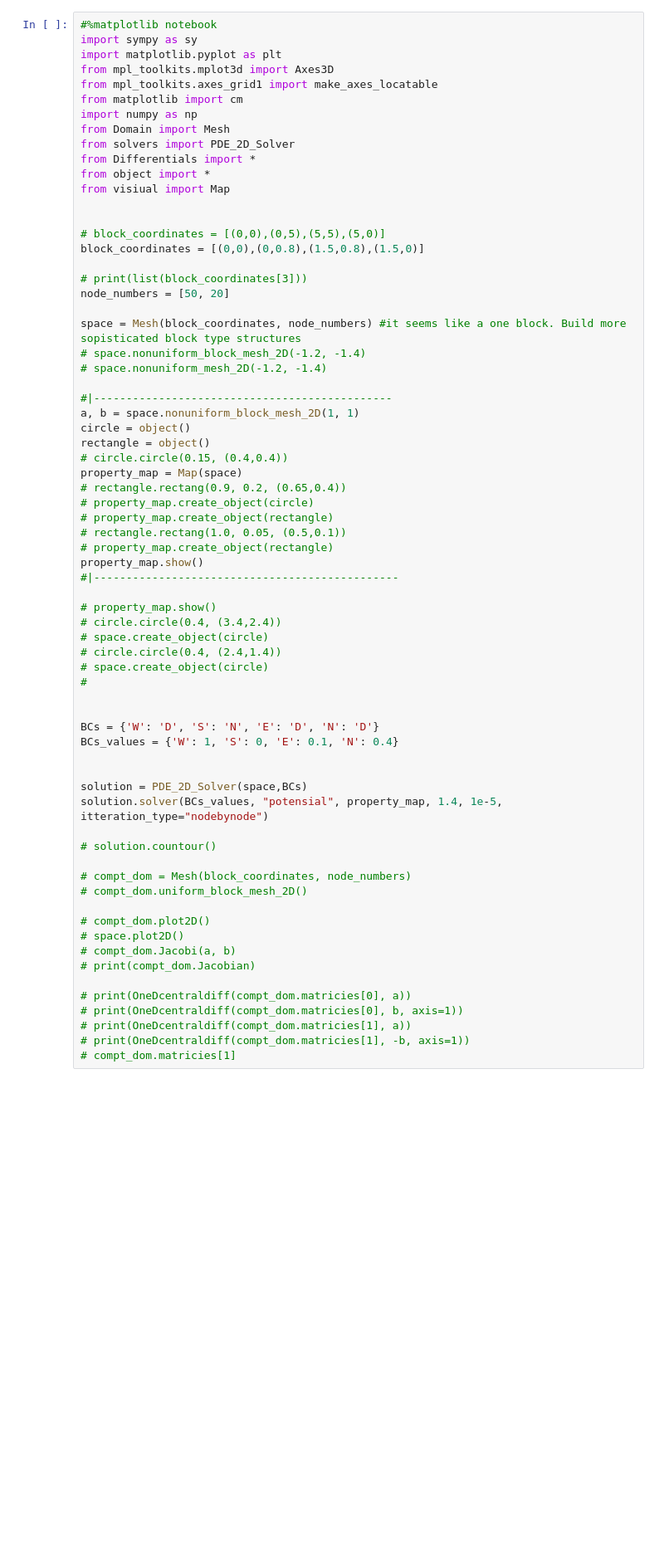
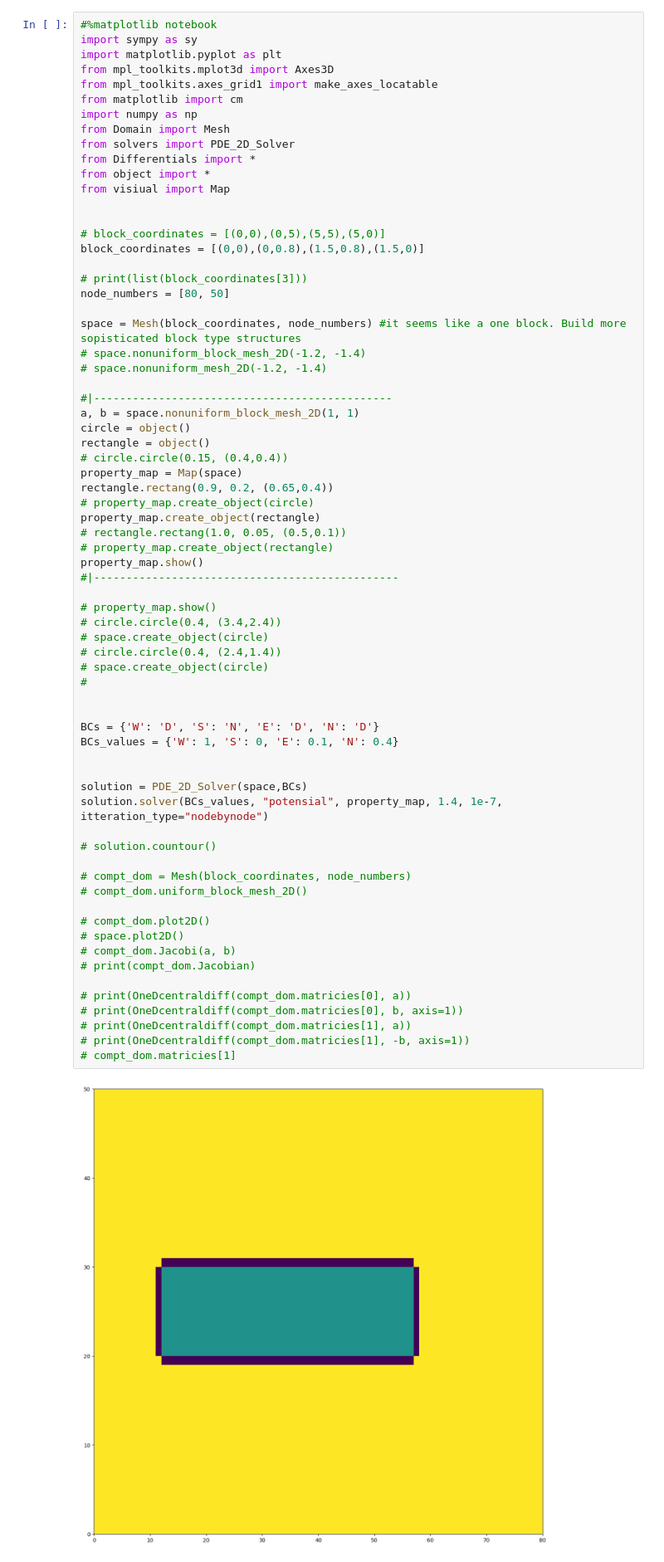
Before and after one commit to MehmetHakanSari/PotentialSolver, a Jupyter notebook: trials.ipynb, the cells around one changed output. Shown: that part at 83% size. Saved outputs shown, nothing was run; the diff lists cells and outputs as text; blank space fills up the shorter version.

```diff
--- a/trials.ipynb
+++ b/trials.ipynb
@@ -17,7 +17,7 @@ from visiual import Map
 block_coordinates = [(0,0),(0,0.8),(1.5,0.8),(1.5,0)]
 
 # print(list(block_coordinates[3]))
-node_numbers = [50, 20]
+node_numbers = [80, 50]
 
 space = Mesh(block_coordinates, node_numbers) #it seems like a one block. Build more sopisticated block type structures
 # space.nonuniform_block_mesh_2D(-1.2, -1.4)
@@ -29,9 +29,9 @@ circle = object()
 rectangle = object()
 # circle.circle(0.15, (0.4,0.4))
 property_map = Map(space)
-# rectangle.rectang(0.9, 0.2, (0.65,0.4))
+rectangle.rectang(0.9, 0.2, (0.65,0.4))
 # property_map.create_object(circle)
-# property_map.create_object(rectangle)
+property_map.create_object(rectangle)
 # rectangle.rectang(1.0, 0.05, (0.5,0.1))
 # property_map.create_object(rectangle)
 property_map.show()
@@ -39,31 +39,33 @@ property_map.show()
 
 # property_map.show()
 # circle.circle(0.4, (3.4,2.4))
 # space.create_object(circle)
 # circle.circle(0.4, (2.4,1.4))
 # space.create_object(circle)
 #
 
 
 BCs = {'W': 'D', 'S': 'N', 'E': 'D', 'N': 'D'}
 BCs_values = {'W': 1, 'S': 0, 'E': 0.1, 'N': 0.4}
 
 
 solution = PDE_2D_Solver(space,BCs)
-solution.solver(BCs_values, "potensial", property_map, 1.4, 1e-5, itteration_type="nodebynode")
+solution.solver(BCs_values, "potensial", property_map, 1.4, 1e-7, itteration_type="nodebynode")
 
 # solution.countour()
 
 # compt_dom = Mesh(block_coordinates, node_numbers)
 # compt_dom.uniform_block_mesh_2D()
 
 # compt_dom.plot2D()
 # space.plot2D()
 # compt_dom.Jacobi(a, b)
 # print(compt_dom.Jacobian)
 
 # print(OneDcentraldiff(compt_dom.matricies[0], a))
 # print(OneDcentraldiff(compt_dom.matricies[0], b, axis=1))
 # print(OneDcentraldiff(compt_dom.matricies[1], a))
 # print(OneDcentraldiff(compt_dom.matricies[1], -b, axis=1))
 # compt_dom.matricies[1]
+# %% [output]
+[figure, added]
```
Also changed, not shown: parts of 3 cells of this notebook, 2 other files.
